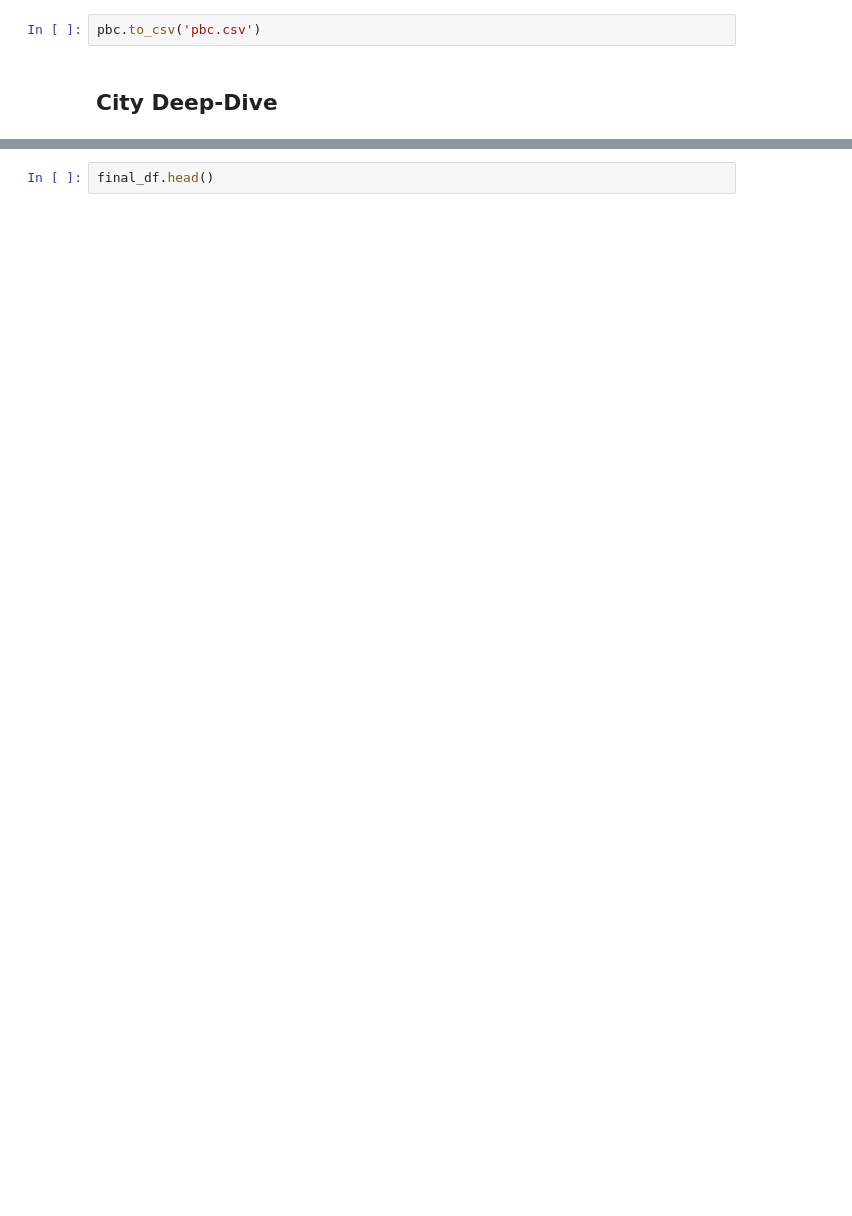
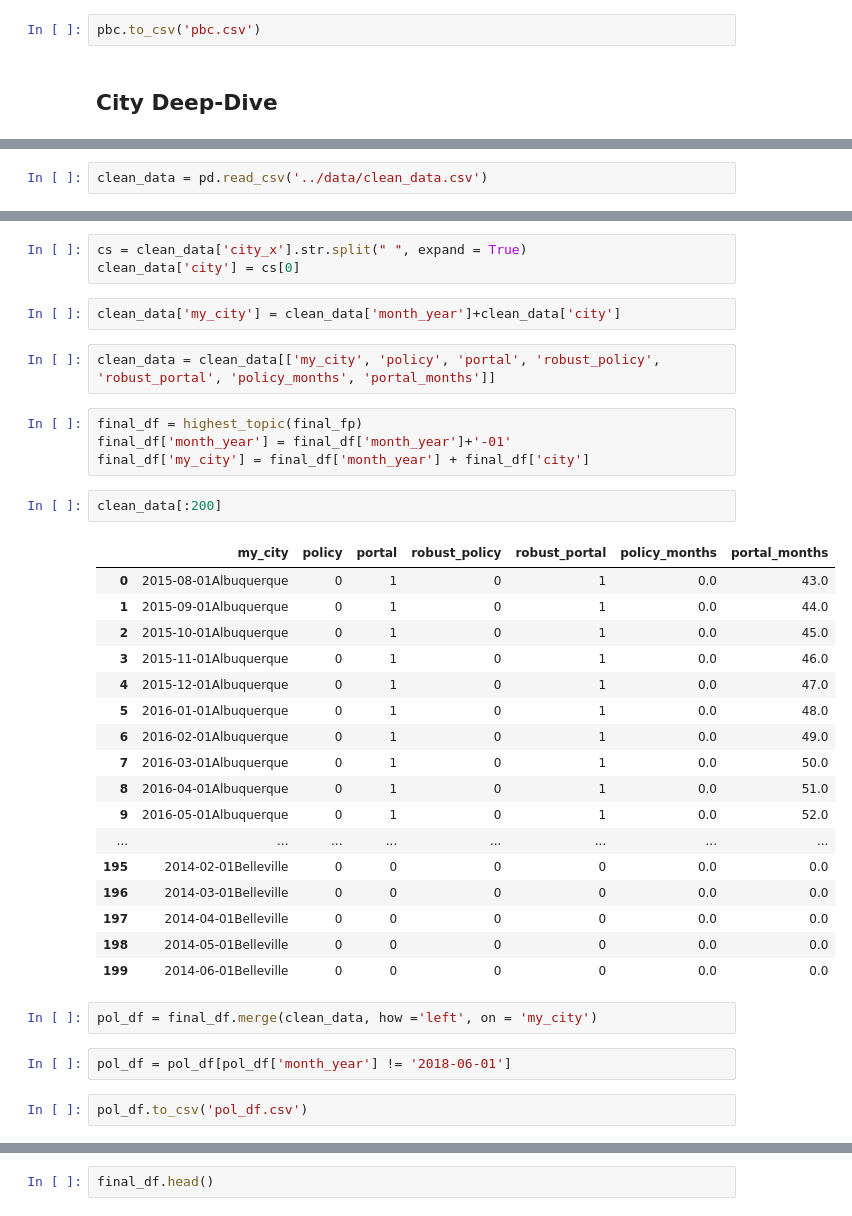
Before and after one commit to alenastern/Sunlight_FOIA, a Jupyter notebook: src/analysis/PRR_Topic_Popularity_LDA.ipynb, the cells around one changed output, grey strips where cells are left out. Cells and saved outputs as stored; diff of their text form; blank space fills up the shorter version.

```diff
--- a/src/analysis/PRR_Topic_Popularity_LDA.ipynb
+++ b/src/analysis/PRR_Topic_Popularity_LDA.ipynb
@@ -1106,0 +1314,2 @@ city_dd = ['Clearwater','Greensboro', 'FortCollins', 'Nola']
+# %%
+clean_data = pd.read_csv('../data/clean_data.csv')
@@ -1107 +1325,38 @@ city_dd = ['Clearwater','Greensboro', 'FortCollins', 'Nola']
+# %%
+cs = clean_data['city_x'].str.split(" ", expand = True)
+clean_data['city'] = cs[0]
+# %%
+clean_data['my_city'] = clean_data['month_year']+clean_data['city']
+# %%
+clean_data = clean_data[['my_city', 'policy', 'portal', 'robust_policy', 'robust_portal', 'policy_months', 'portal_months']]
+# %%
+final_df = highest_topic(final_fp)
+final_df['month_year'] = final_df['month_year']+'-01'
+final_df['my_city'] = final_df['month_year'] + final_df['city']
+# %%
+clean_data[:200]
+# %% [output]
+|  | my_city | policy | portal | robust_policy | robust_portal | policy_months | portal_months |
+| 0 | 2015-08-01Albuquerque | 0 | 1 | 0 | 1 | 0.0 | 43.0 |
+| 1 | 2015-09-01Albuquerque | 0 | 1 | 0 | 1 | 0.0 | 44.0 |
+| 2 | 2015-10-01Albuquerque | 0 | 1 | 0 | 1 | 0.0 | 45.0 |
+| 3 | 2015-11-01Albuquerque | 0 | 1 | 0 | 1 | 0.0 | 46.0 |
+| 4 | 2015-12-01Albuquerque | 0 | 1 | 0 | 1 | 0.0 | 47.0 |
+| 5 | 2016-01-01Albuquerque | 0 | 1 | 0 | 1 | 0.0 | 48.0 |
+| 6 | 2016-02-01Albuquerque | 0 | 1 | 0 | 1 | 0.0 | 49.0 |
+| 7 | 2016-03-01Albuquerque | 0 | 1 | 0 | 1 | 0.0 | 50.0 |
+| 8 | 2016-04-01Albuquerque | 0 | 1 | 0 | 1 | 0.0 | 51.0 |
+| 9 | 2016-05-01Albuquerque | 0 | 1 | 0 | 1 | 0.0 | 52.0 |
+| ... | ... | ... | ... | ... | ... | ... | ... |
+| 195 | 2014-02-01Belleville | 0 | 0 | 0 | 0 | 0.0 | 0.0 |
+| 196 | 2014-03-01Belleville | 0 | 0 | 0 | 0 | 0.0 | 0.0 |
+| 197 | 2014-04-01Belleville | 0 | 0 | 0 | 0 | 0.0 | 0.0 |
+| 198 | 2014-05-01Belleville | 0 | 0 | 0 | 0 | 0.0 | 0.0 |
+| 199 | 2014-06-01Belleville | 0 | 0 | 0 | 0 | 0.0 | 0.0 |
+# %%
+pol_df = final_df.merge(clean_data, how ='left', on = 'my_city')
+# %%
+pol_df = pol_df[pol_df['month_year'] != '2018-06-01']
+# %%
+pol_df.to_csv('pol_df.csv')
 # %%
```
Also changed, not shown: parts of 40 cells of this notebook.
